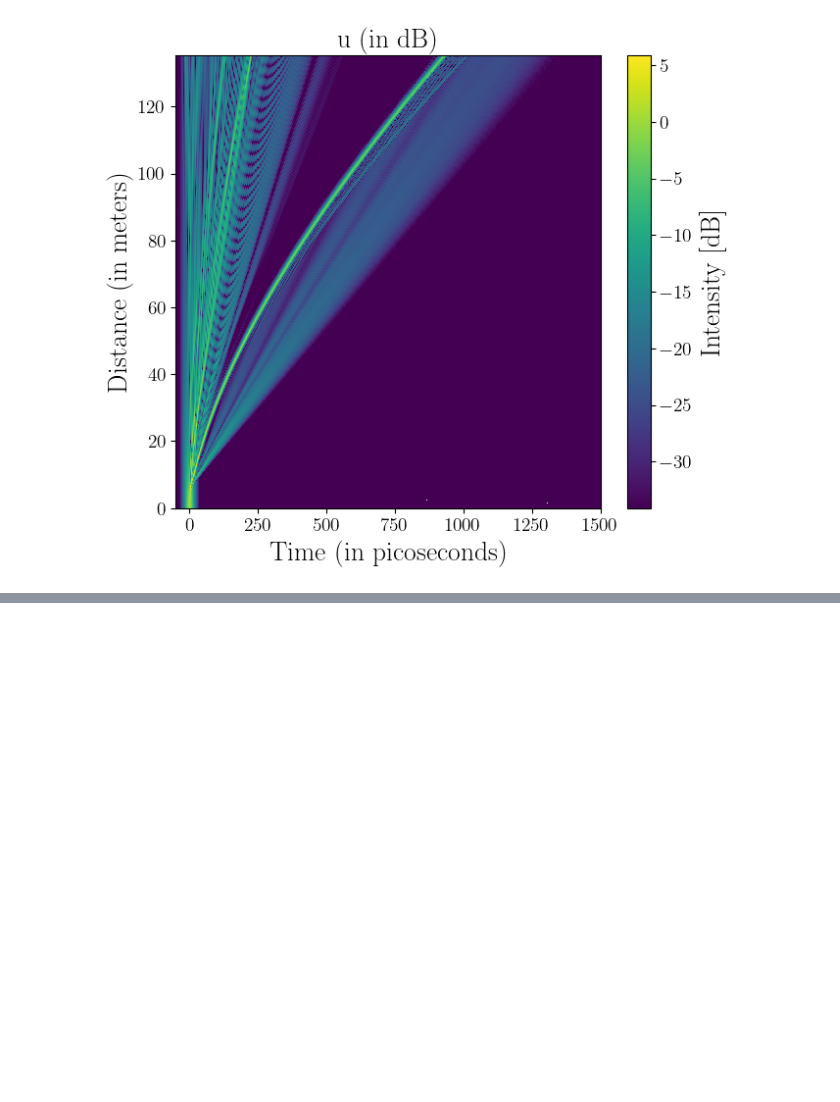
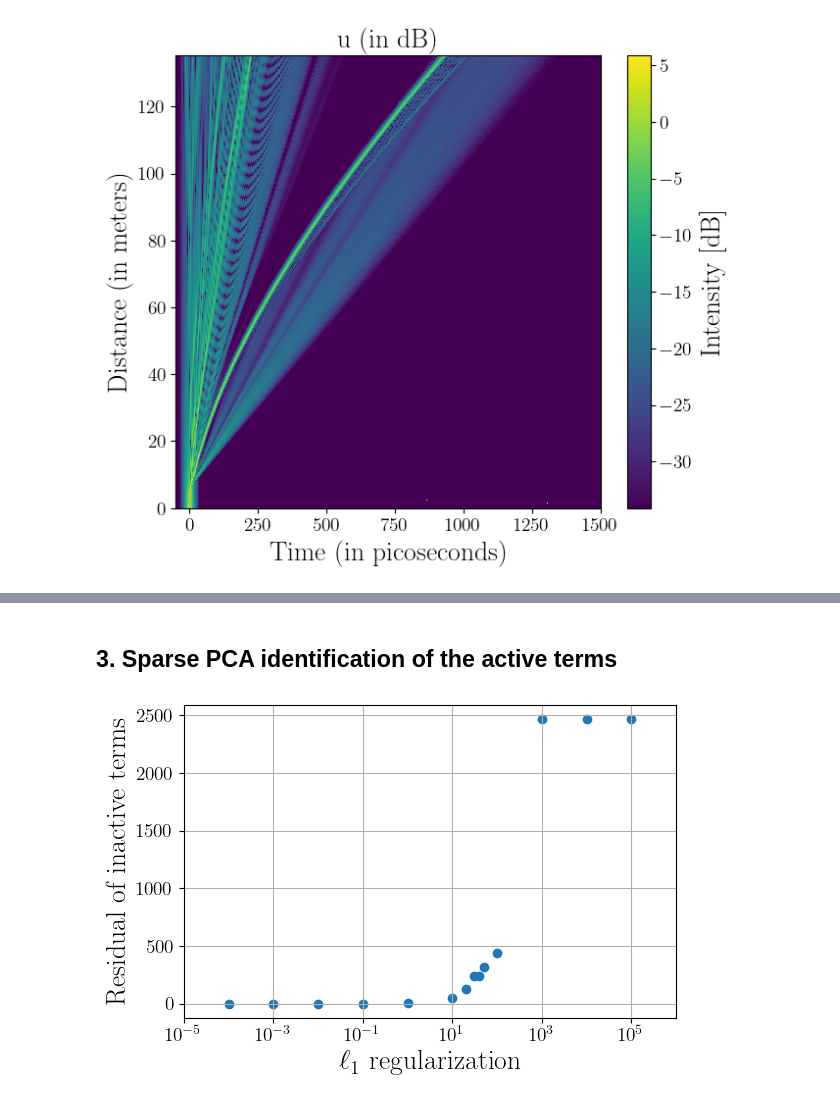
Before and after one commit to tbreitburd/Learning-Dominant-Physical-Processes-using-Unsupervised-Learning-Techniques-, a Jupyter notebook: Notebooks/Optical_Pulse.ipynb, the cells around one changed output, grey strips where cells are left out. Saved outputs shown, nothing was run; the diff lists cells and outputs as text; code cells hidden in the pictures; blank space fills up the shorter version.

```diff
--- a/Notebooks/Optical_Pulse.ipynb
+++ b/Notebooks/Optical_Pulse.ipynb
@@ -98,0 +208,26 @@ Text(0.5, 1.0, 'u (in dB)')
+# %% [markdown]
+## 3. Sparse PCA identification of the active terms
+# %%
+alphas = [1e-4, 1e-3, 1e-2, 0.1, 1, 10, 20, 30, 40, 50, 100, 1e3, 1e4, 1e5]
+err = np.zeros([len(alphas)])
+
+for k, alpha in enumerate(alphas):
+    for i in range(n_clusters):
+        # Identify points in the field corresponding to each cluster
+        feature_idx = np.where(cluster_idx == i)[0]
+        cluster_features = features[feature_idx, :]
+
+        # Conduct Sparse PCA
+        spca = SparsePCA(n_components=1, alpha=alphas[k], random_state=seed)
+        spca.fit(cluster_features)
+
+        # Identify active and inactive terms
+        active_terms = np.where(spca.components_[0] != 0)[0]
+        inactive_terms = np.where(spca.components_[0] == 0)[0]
+
+        err[k] += np.sqrt(np.sum((cluster_features[:, inactive_terms].ravel()) ** 2))
+
+
+pf.plot_spca_residuals(alphas, err)
+# %% [output]
+[figure, added]
```
Also changed, not shown: parts of 19 cells of this notebook.
